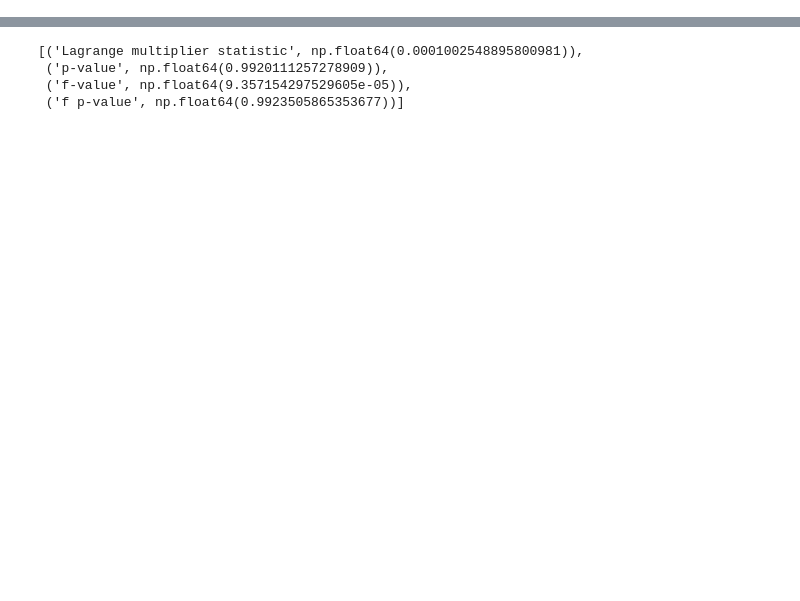
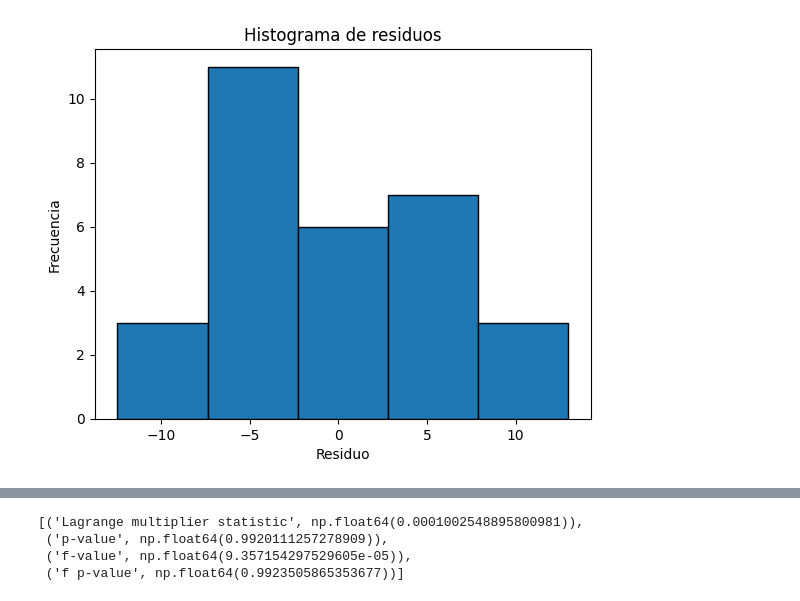
Before and after one commit to nadiasantillan/unsl-data-py-4.2, a Jupyter notebook: experimentos/sandbox.ipynb, the cells around one changed output, grey strips where cells are left out. Saved outputs shown, nothing was run; the diff lists cells and outputs as text; code cells hidden in the pictures; blank space fills up the shorter version.

```diff
--- a/experimentos/sandbox.ipynb
+++ b/experimentos/sandbox.ipynb
@@ -26,0 +59,4 @@ Notes:
+# %%
+regresion.residuos_histograma()
+# %% [output]
+[figure, added]
```
Also changed, not shown: parts of 10 cells of this notebook, 2 other files.
